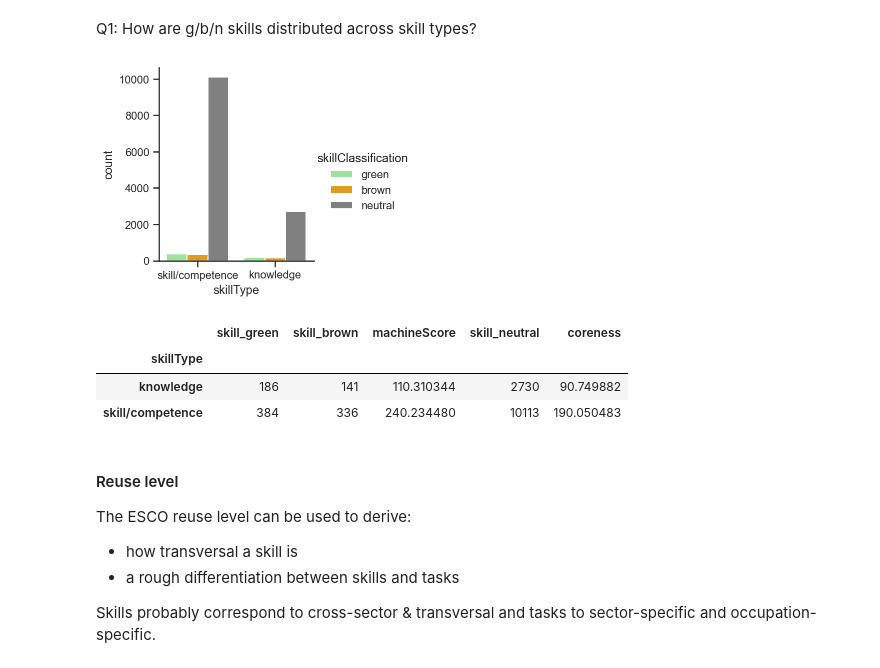
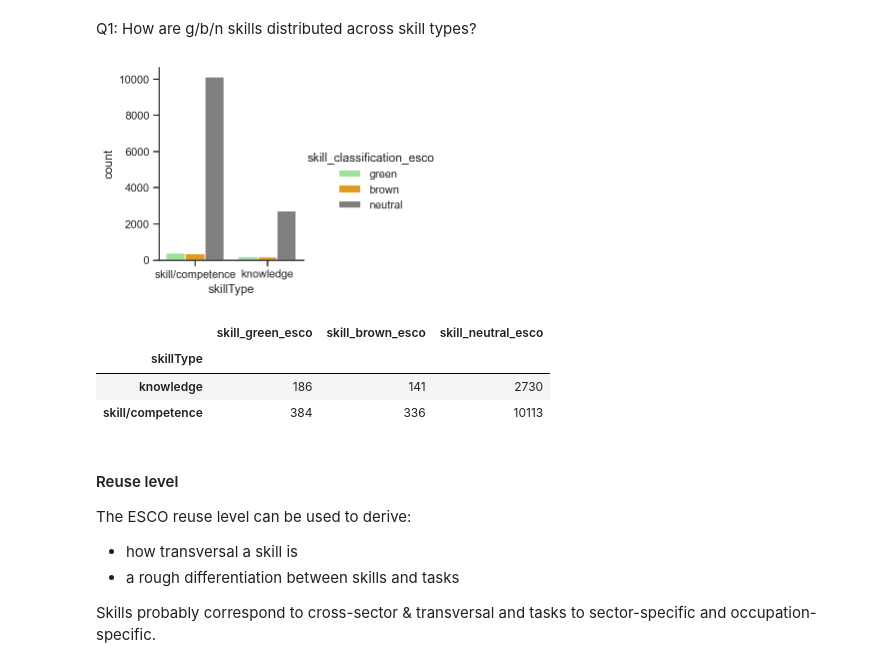
Before and after one commit to derpyninja/re4gt, a Jupyter notebook: notebooks/new/01-fz-esco-onet-descriptive-stats.ipynb, the cells around one changed output. Cells and saved outputs as stored; diff of their text form; code cells hidden in the pictures.

Commit message:
updates to class structure of esco

```diff
--- a/notebooks/new/01-fz-esco-onet-descriptive-stats.ipynb
+++ b/notebooks/new/01-fz-esco-onet-descriptive-stats.ipynb
@@ -74,6 +110,6 @@ esco = EscoDs(fn_config_path=fn_config_path, fn_config_data=fn_config_data)
 # %% [markdown]
 ### 1.1 ESCO Skills Pillar
 # %%
-skills_data = esco.skills_metadata()
-skills_data
+skills_data = esco.skills_metadata
+skills_data.info()
 # %% [output]
@@ -96,3 +137,10 @@ INFO:src.data.esco:Calculating & merging ESCO occupation metadata (green labels,
+# %%
+clsf = "esco"
+
+skill_cols_nf = ["skill_green_{}", "skill_brown_{}", "skill_neutral_{}"]
+skill_cols = [col.format(clsf) for col in skill_cols_nf]
+
+skill_clsf_col = "skill_classification_{}".format(clsf)
 # %% [markdown]
 Number and share of skills by GBN classification
 # %%
@@ -121,24 +167,24 @@ Q1: How are g/b/n skills distributed across skill types?
 # %%
 sns.catplot(
     data=skills_data,
     kind="count",
     x="skillType",
-    hue="skillClassification",
+    hue=skill_clsf_col,
     height=3.5,
     hue_order=["green", "brown", "neutral"],
     palette=["lightgreen", "orange", "grey"],
 )
 
 plt.show()
 # %% [output]
-[figure, old version]
+[figure, new version]
 # %%
-skills_data.groupby("skillType").sum()
+skills_data.groupby("skillType")[skill_cols].sum()
 # %% [output]
-|  | skill_green | skill_brown | machineScore | skill_neutral | coreness |
-| skillType |  |  |  |  |  |
-| knowledge | 186 | 141 | 110.310344 | 2730 | 90.749882 |
-| skill/competence | 384 | 336 | 240.234480 | 10113 | 190.050483 |
+|  | skill_green_esco | skill_brown_esco | skill_neutral_esco |
+| skillType |  |  |  |
+| knowledge | 186 | 141 | 2730 |
+| skill/competence | 384 | 336 | 10113 |
 # %% [markdown]
 #### Reuse level
 
```
Also changed, not shown: parts of 32 cells of this notebook, 10 other files.
